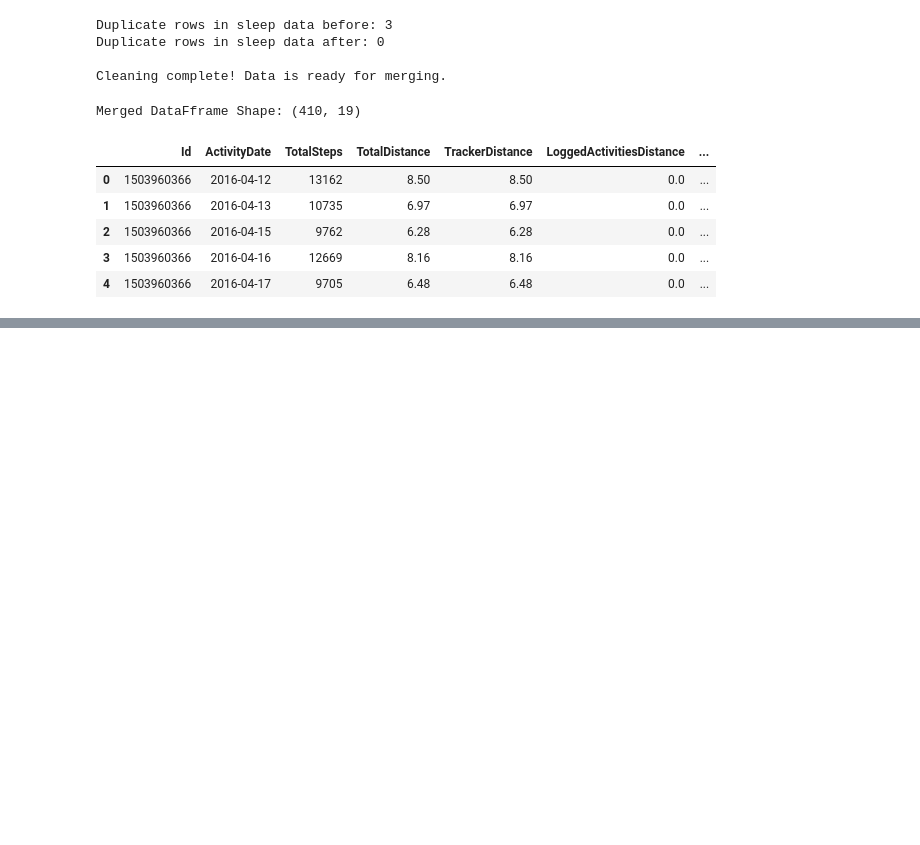
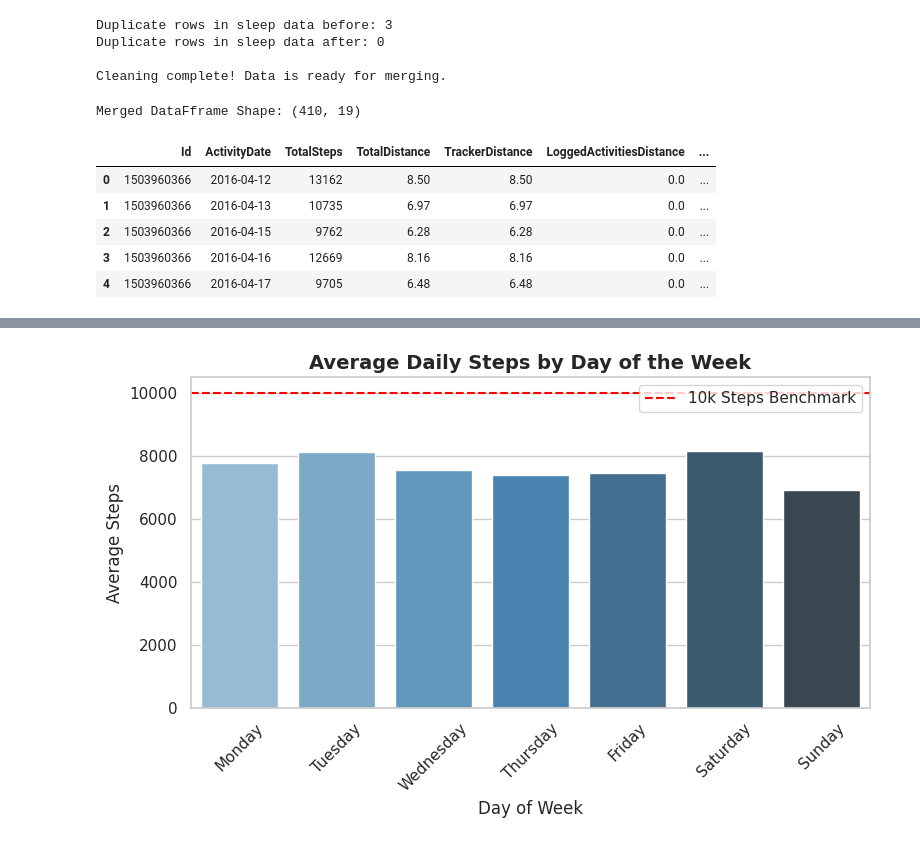
Before and after one commit to davidpauloo/bellabeat-data-analysis, a Jupyter notebook: notebooks/bellabeat_analysis.ipynb, the cells around one changed output, grey strips where cells are left out. Cells and saved outputs as stored; diff of their text form; code cells hidden in the pictures; blank space fills up the shorter version.

```diff
--- a/notebooks/bellabeat_analysis.ipynb
+++ b/notebooks/bellabeat_analysis.ipynb
@@ -53,0 +91,17 @@ Merged DataFframe Shape: (410, 19)
+# %%
+days_order = ["Monday", "Tuesday", "Wednesday", "Thursday", "Friday", "Saturday", "Sunday"]
+daily_steps = activity_df.groupby("DayOfWeek")["TotalSteps"].mean().reindex(days_order)
+
+plt.figure(figsize=(8, 5))
+sns.barplot(x=daily_steps.index, y=daily_steps.values, hue=daily_steps.index, palette="Blues_d", legend=False)
+plt.axhline(10000, color="red", linestyle="--", label="10k Steps Benchmark")
+plt.title("Average Daily Steps by Day of the Week", fontsize=14, fontweight="bold")
+plt.xlabel("Day of Week")
+plt.ylabel("Average Steps")
+plt.xticks(rotation=45)
+plt.legend()
+plt.tight_layout()
+plt.savefig("daily_steps_trend.png", dpi=300)
+plt.show()
+# %% [output]
+[figure, added]
```
Also changed, not shown: parts of 3 cells of this notebook.
